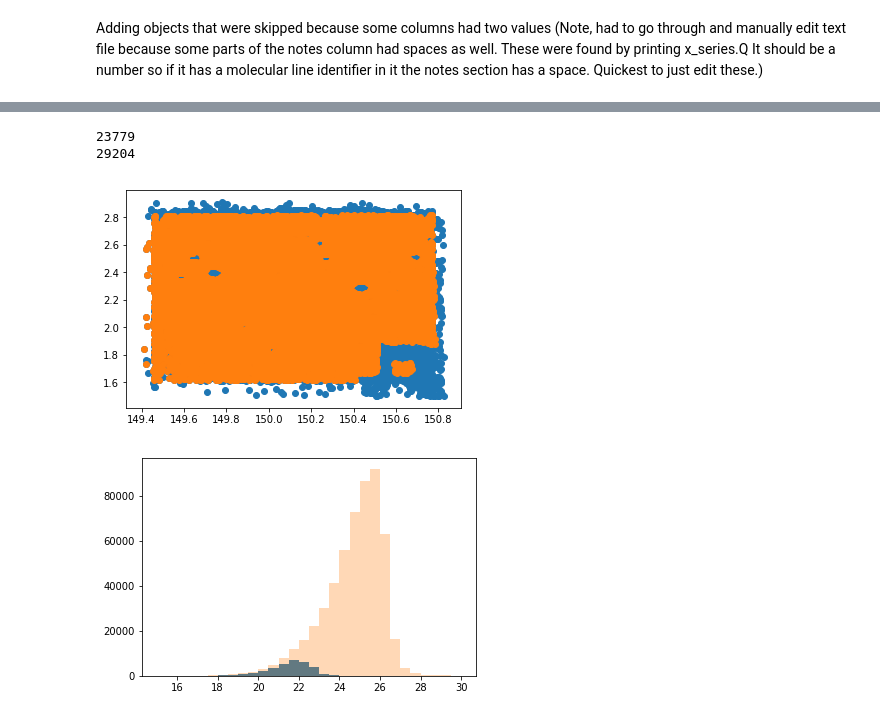
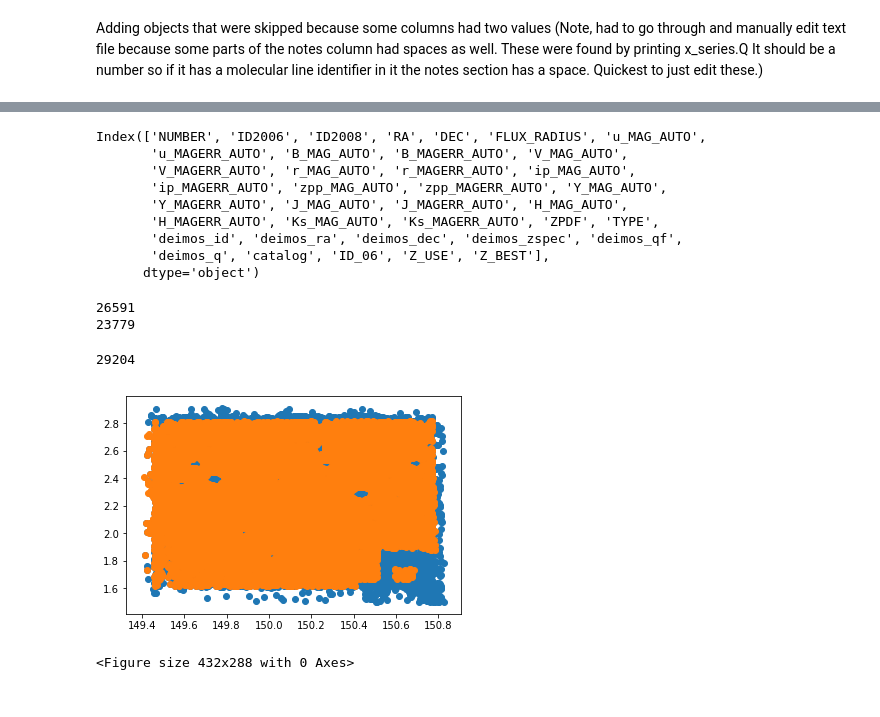
Before and after one commit to lrhunt/LCBG_LUMINOSITY_FUNCTION, a Jupyter notebook: CODE/Combine_Spec_Folder/Make_LAIGLE_Spectroscopic_Catalog.ipynb, the cells around one changed output, grey strips where cells are left out. Drawn from its saved outputs; the diff is of its cells as text; code cells hidden in the pictures.

Commit message:
Starting LCBG Selection with Laigle Catalog

```diff
--- a/CODE/Combine_Spec_Folder/Make_LAIGLE_Spectroscopic_Catalog.ipynb
+++ b/CODE/Combine_Spec_Folder/Make_LAIGLE_Spectroscopic_Catalog.ipynb
@@ -240,4 +203,0 @@ join_laigle_deimos=pd.merge(left=join_laigle_deimos_l,
-# %%
-join_laigle_deimos['catalog']=np.nan
-join_laigle_deimos.catalog.fillna(join_laigle_deimos.catalog_x,inplace=True)
-join_laigle_deimos.catalog.fillna(join_laigle_deimos.catalog_y,inplace=True)
@@ -395,2 +229,2 @@ davies_df.loc[davies_df.ID_06<0]
 # %%
-laigle_davies_08=pd.merge(laigle_df,davies_df,how='inner',left_on=['ID2008'],right_on=['ID_08'])
+final_catalog=pd.merge(join_laigle_deimos,davies_df[['ID_06','Z_USE','Z_BEST']],how='left',left_on=['ID2006'],right_on=['ID_06'])
@@ -409,14 +256,53 @@ print(len(laigle_df))
+# %%
+final_catalog['deimos_q']=final_catalog.deimos_q.apply(float)
+# %%
+final_catalog.columns
+# %% [output]
+Index(['NUMBER', 'ID2006', 'ID2008', 'RA', 'DEC', 'FLUX_RADIUS', 'u_MAG_AUTO',
+       'u_MAGERR_AUTO', 'B_MAG_AUTO', 'B_MAGERR_AUTO', 'V_MAG_AUTO',
+       'V_MAGERR_AUTO', 'r_MAG_AUTO', 'r_MAGERR_AUTO', 'ip_MAG_AUTO',
+       'ip_MAGERR_AUTO', 'zpp_MAG_AUTO', 'zpp_MAGERR_AUTO', 'Y_MAG_AUTO',
+       'Y_MAGERR_AUTO', 'J_MAG_AUTO', 'J_MAGERR_AUTO', 'H_MAG_AUTO',
+       'H_MAGERR_AUTO', 'Ks_MAG_AUTO', 'Ks_MAGERR_AUTO', 'ZPDF', 'TYPE',
+       'deimos_id', 'deimos_ra', 'deimos_dec', 'deimos_zspec', 'deimos_qf',
+       'deimos_q', 'catalog', 'ID_06', 'Z_USE', 'Z_BEST'],
+      dtype='object')
+# %%
+final_catalog.loc[(final_catalog.Z_USE<3),'final_z']=final_catalog.loc[(final_catalog.Z_USE<3),'Z_BEST']
+final_catalog.loc[(final_catalog.Z_USE<3),'final_use']=1
+final_catalog.loc[(final_catalog.Z_USE>=3)&
+                  (final_catalog.deimos_q==2),
+                  'final_z']=final_catalog.loc[(final_catalog.Z_USE>=3)&
+                                               (final_catalog.deimos_q==2),
+                                                'deimos_zspec']
+final_catalog.loc[(final_catalog.Z_USE>=3)&
+                  (final_catalog.deimos_q==2),
+                  'final_use']=1
+final_catalog.loc[(final_catalog.Z_USE>=3)&
+                  (final_catalog.deimos_q<2),
+                  'final_z']=final_catalog.loc[(final_catalog.Z_USE>=3)&
+                                               (final_catalog.deimos_q<2),
+                                                'Z_BEST']
+final_catalog.loc[(final_catalog.Z_USE>=3)&
+                  (final_catalog.deimos_q<2),
+                  'final_use']=2
+# %%
+print(len(final_catalog.loc[final_catalog.final_use==1]))
+print(len(final_catalog.loc[final_catalog.Z_USE<3]))
+# %% [output]
+26591
+23779
 # %%
 plt.scatter(davies_df.loc[davies_df.Z_USE<4]['RA_06'],davies_df.loc[davies_df.Z_USE<4]['DEC_06'])
-plt.scatter(laigle_davies_08.loc[laigle_davies_08.Z_USE<4]['RA_06'],laigle_davies_08.loc[laigle_davies_08.Z_USE<4]['DEC_06'])
+plt.scatter(final_catalog.loc[final_catalog.final_use==1,'RA'],
+            final_catalog.loc[final_catalog.final_use==1,'DEC'])
 plt.figure()
-plt.hist(laigle_davies_06.loc[laigle_davies_06.Z_USE<4]['zpp_MAG_AUTO'],bins=30,range=[15,30])
-plt.hist(laigle_davies_06['zpp_MAG_AUTO'],bins=30,range=[15,30],alpha=0.3)
+#plt.hist(laigle_davies_06.loc[laigle_davies_06.Z_USE<4]['zpp_MAG_AUTO'],bins=30,range=[15,30])
+#plt.hist(laigle_davies_06['zpp_MAG_AUTO'],bins=30,range=[15,30],alpha=0.3)
 
-print(len(laigle_davies_06.loc[laigle_davies_06.Z_USE<3]))
+#print(len(laigle_davies_06.loc[laigle_davies_06.Z_USE<3]))
 print(len(davies_df.loc[davies_df.Z_USE<3]))
 # %% [output]
-23779
 29204
-[figure, old version]
+[figure, new version]
-[figure, removed]
+<Figure size 432x288 with 0 Axes>
```
Also changed, not shown: parts of 32 cells of this notebook, 3 other files.
